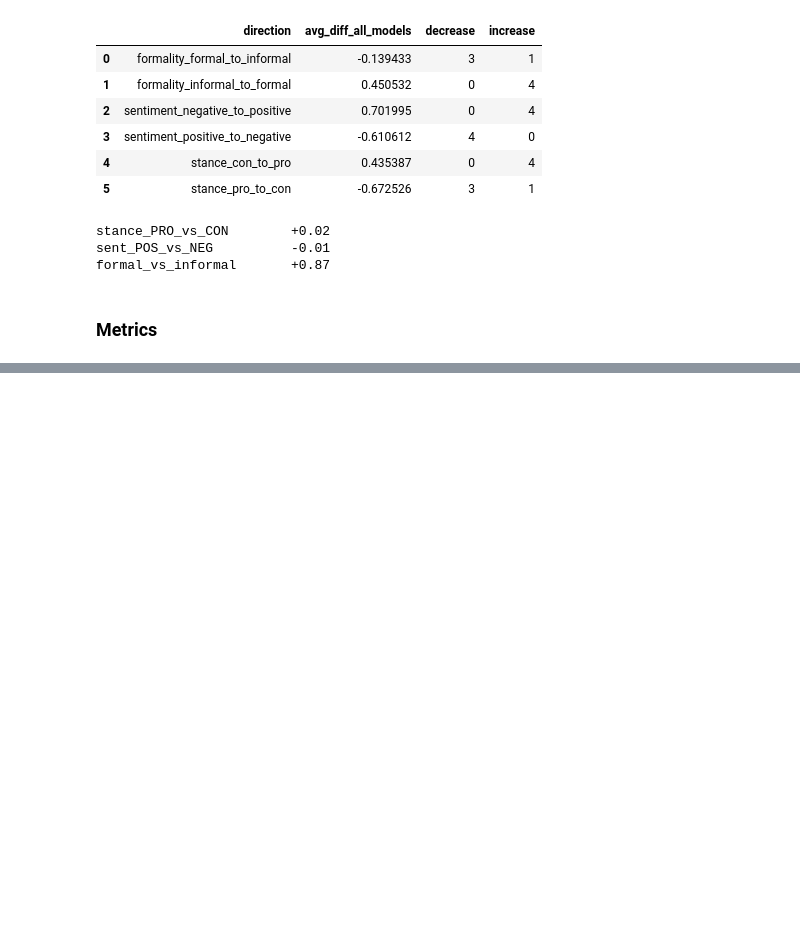
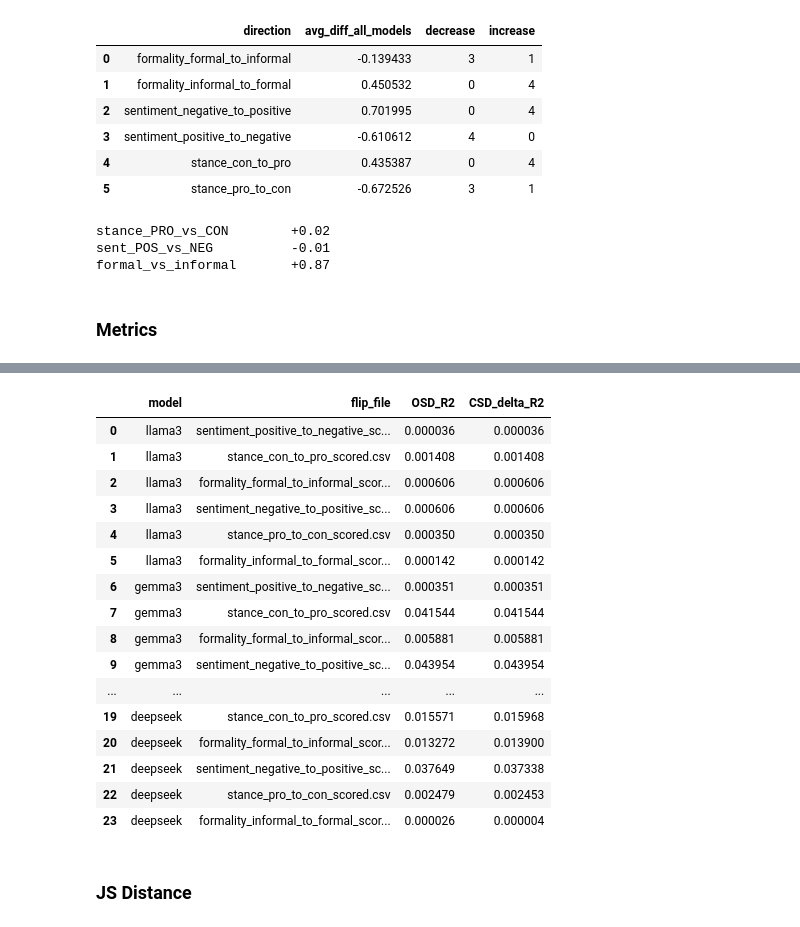
Before and after one commit to AlejandroIbarraC/StyleOverSubstance, a Jupyter notebook: data-analysis-persuade.ipynb, the cells around one changed output, grey strips where cells are left out. Drawn from its saved outputs; the diff is of its cells as text; code cells hidden in the pictures; blank space fills up the shorter version.

```diff
--- a/data-analysis-persuade.ipynb
+++ b/data-analysis-persuade.ipynb
@@ -673,0 +783,44 @@ osd_csd_df
+# %%
+import glob, os
+
+BASE = "counterfactuals_scored/persuade"
+results = []
+
+for model_name in os.listdir(BASE):
+    model_dir = os.path.join(BASE, model_name)
+    if not os.path.isdir(model_dir):
+        continue
+
+    for csv_path in glob.glob(os.path.join(model_dir, "*.csv")):
+        df = pd.read_csv(csv_path)
+        osd_r2, csd_delta_r2 = compute_osd_csd_regression(df)
+
+        results.append({
+            "model": model_name,
+            "flip_file": os.path.basename(csv_path),
+            "OSD_R2": osd_r2,
+            "CSD_delta_R2": csd_delta_r2
+        })
+
+df_results = pd.DataFrame(results)
+df_results
+# %% [output]
+|  | model | flip_file | OSD_R2 | CSD_delta_R2 |
+| 0 | llama3 | sentiment_positive_to_negative_sc... | 0.000036 | 0.000036 |
+| 1 | llama3 | stance_con_to_pro_scored.csv | 0.001408 | 0.001408 |
+| 2 | llama3 | formality_formal_to_informal_scor... | 0.000606 | 0.000606 |
+| 3 | llama3 | sentiment_negative_to_positive_sc... | 0.000606 | 0.000606 |
+| 4 | llama3 | stance_pro_to_con_scored.csv | 0.000350 | 0.000350 |
+| 5 | llama3 | formality_informal_to_formal_scor... | 0.000142 | 0.000142 |
+| 6 | gemma3 | sentiment_positive_to_negative_sc... | 0.000351 | 0.000351 |
+| 7 | gemma3 | stance_con_to_pro_scored.csv | 0.041544 | 0.041544 |
+| 8 | gemma3 | formality_formal_to_informal_scor... | 0.005881 | 0.005881 |
+| 9 | gemma3 | sentiment_negative_to_positive_sc... | 0.043954 | 0.043954 |
+| ... | ... | ... | ... | ... |
+| 19 | deepseek | stance_con_to_pro_scored.csv | 0.015571 | 0.015968 |
+| 20 | deepseek | formality_formal_to_informal_scor... | 0.013272 | 0.013900 |
+| 21 | deepseek | sentiment_negative_to_positive_sc... | 0.037649 | 0.037338 |
+| 22 | deepseek | stance_pro_to_con_scored.csv | 0.002479 | 0.002453 |
+| 23 | deepseek | formality_informal_to_formal_scor... | 0.000026 | 0.000004 |
+# %% [markdown]
+### JS Distance
```
Also changed, not shown: parts of 18 cells of this notebook, 26 other files.
